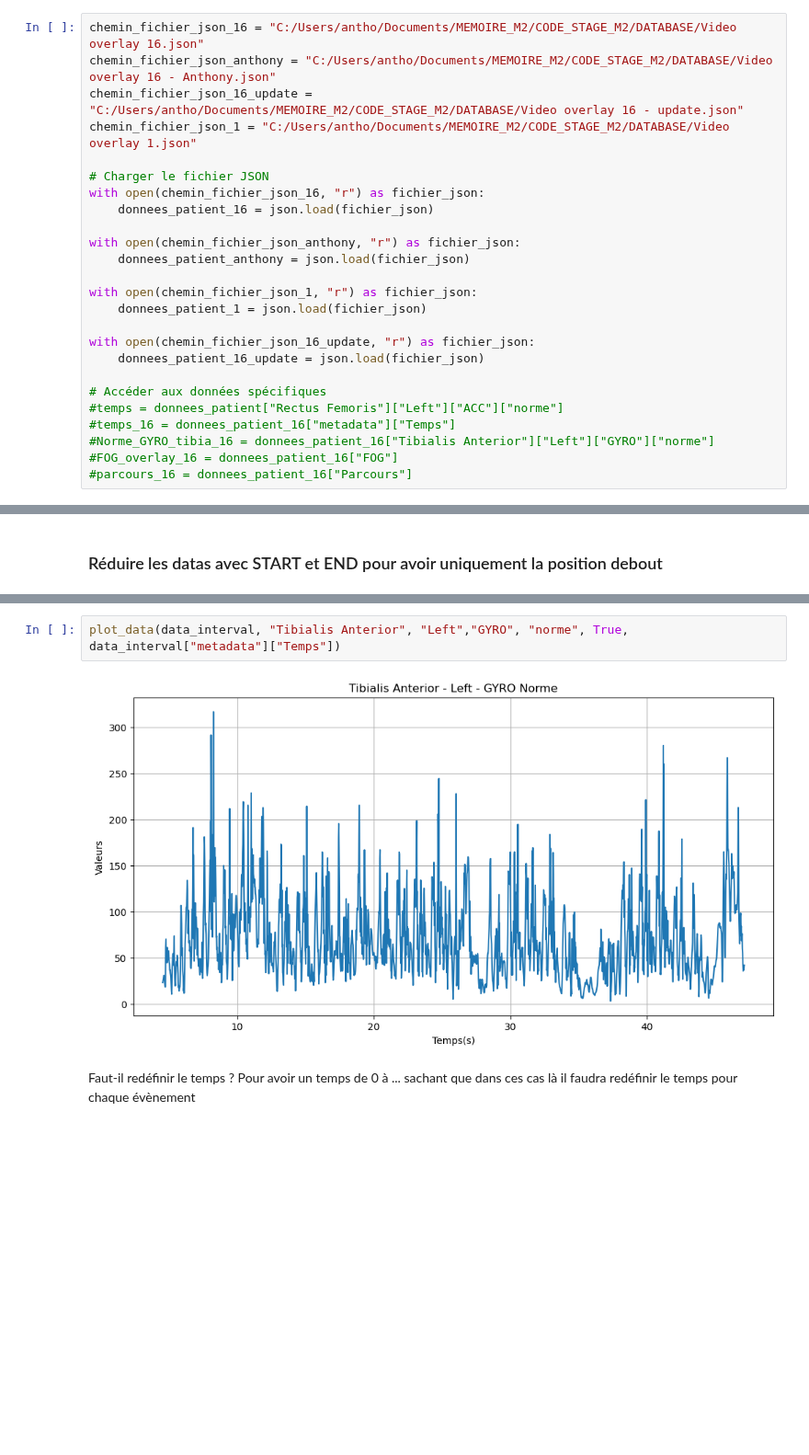
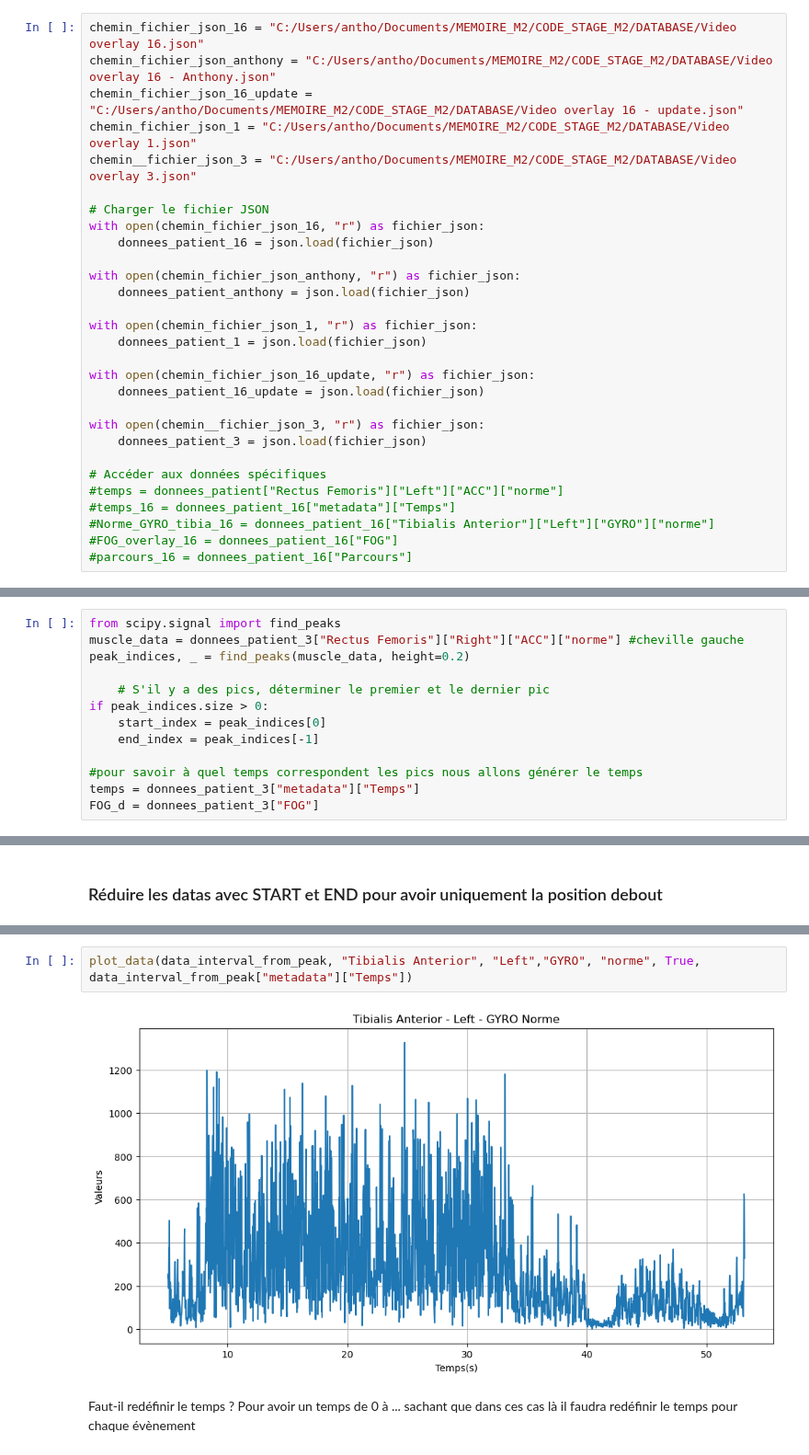
Before and after one commit to Anthoplc/Detect-FOG, a Jupyter notebook: code/Preprocessing.ipynb, the cells around one changed output, grey strips where cells are left out. Shown at 92% size. Cells and saved outputs as stored; diff of their text form; blank space fills up the shorter version.

```diff
--- a/code/Preprocessing.ipynb
+++ b/code/Preprocessing.ipynb
@@ -282,6 +291,7 @@ chemin_fichier_json_16 = "C:/Users/antho/Documents/MEMOIRE_M2/CODE_STAGE_M2/DATA
 chemin_fichier_json_anthony = "C:/Users/antho/Documents/MEMOIRE_M2/CODE_STAGE_M2/DATABASE/Video overlay 16 - Anthony.json"
 chemin_fichier_json_16_update = "C:/Users/antho/Documents/MEMOIRE_M2/CODE_STAGE_M2/DATABASE/Video overlay 16 - update.json"
 chemin_fichier_json_1 = "C:/Users/antho/Documents/MEMOIRE_M2/CODE_STAGE_M2/DATABASE/Video overlay 1.json"
+chemin__fichier_json_3 = "C:/Users/antho/Documents/MEMOIRE_M2/CODE_STAGE_M2/DATABASE/Video overlay 3.json"
 
 # Charger le fichier JSON
 with open(chemin_fichier_json_16, "r") as fichier_json:
@@ -296,6 +306,9 @@ with open(chemin_fichier_json_1, "r") as fichier_json:
 with open(chemin_fichier_json_16_update, "r") as fichier_json:
     donnees_patient_16_update = json.load(fichier_json)
 
+with open(chemin__fichier_json_3, "r") as fichier_json:
+    donnees_patient_3 = json.load(fichier_json)
+
 # Accéder aux données spécifiques
 #temps = donnees_patient["Rectus Femoris"]["Left"]["ACC"]["norme"]
 #temps_16 = donnees_patient_16["metadata"]["Temps"]
@@ -456,0 +419,13 @@ nouveau_dictionnaire = filtrer_donnees(donnees_patient_16)
+# %%
+from scipy.signal import find_peaks
+muscle_data = donnees_patient_3["Rectus Femoris"]["Right"]["ACC"]["norme"] #cheville gauche
+peak_indices, _ = find_peaks(muscle_data, height=0.2)
+
+    # S'il y a des pics, déterminer le premier et le dernier pic
+if peak_indices.size > 0:
+    start_index = peak_indices[0]
+    end_index = peak_indices[-1]
+
+#pour savoir à quel temps correspondent les pics nous allons générer le temps
+temps = donnees_patient_3["metadata"]["Temps"]
+FOG_d = donnees_patient_3["FOG"]
@@ -501,9 +541,9 @@ def extract_data_interval(data):
 # Utilisation de la fonction
 data_interval = extract_data_interval(donnees_patient_16_update)
 # %%
-plot_data(data_interval, "Tibialis Anterior", "Left","GYRO", "norme", True, data_interval["metadata"]["Temps"])
+plot_data(data_interval_from_peak, "Tibialis Anterior", "Left","GYRO", "norme", True, data_interval_from_peak["metadata"]["Temps"])
 # %% [output]
-[figure, old version]
+[figure, new version]
 # %% [markdown]
 Faut-il redéfinir le temps ? Pour avoir un temps de 0 à ... sachant que dans ces cas là il faudra redéfinir le temps pour chaque évènement
 # %% [markdown]
```
Also changed, not shown: parts of 16 cells of this notebook.
